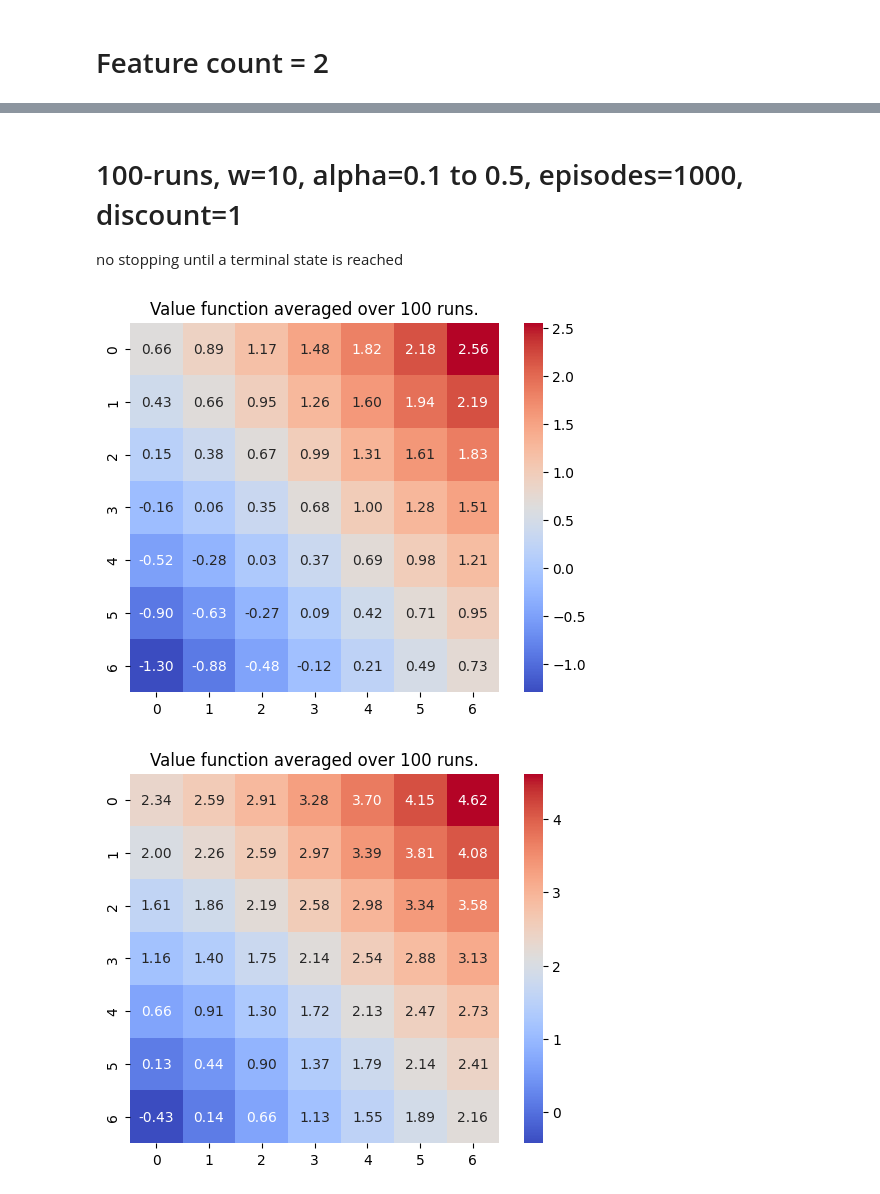
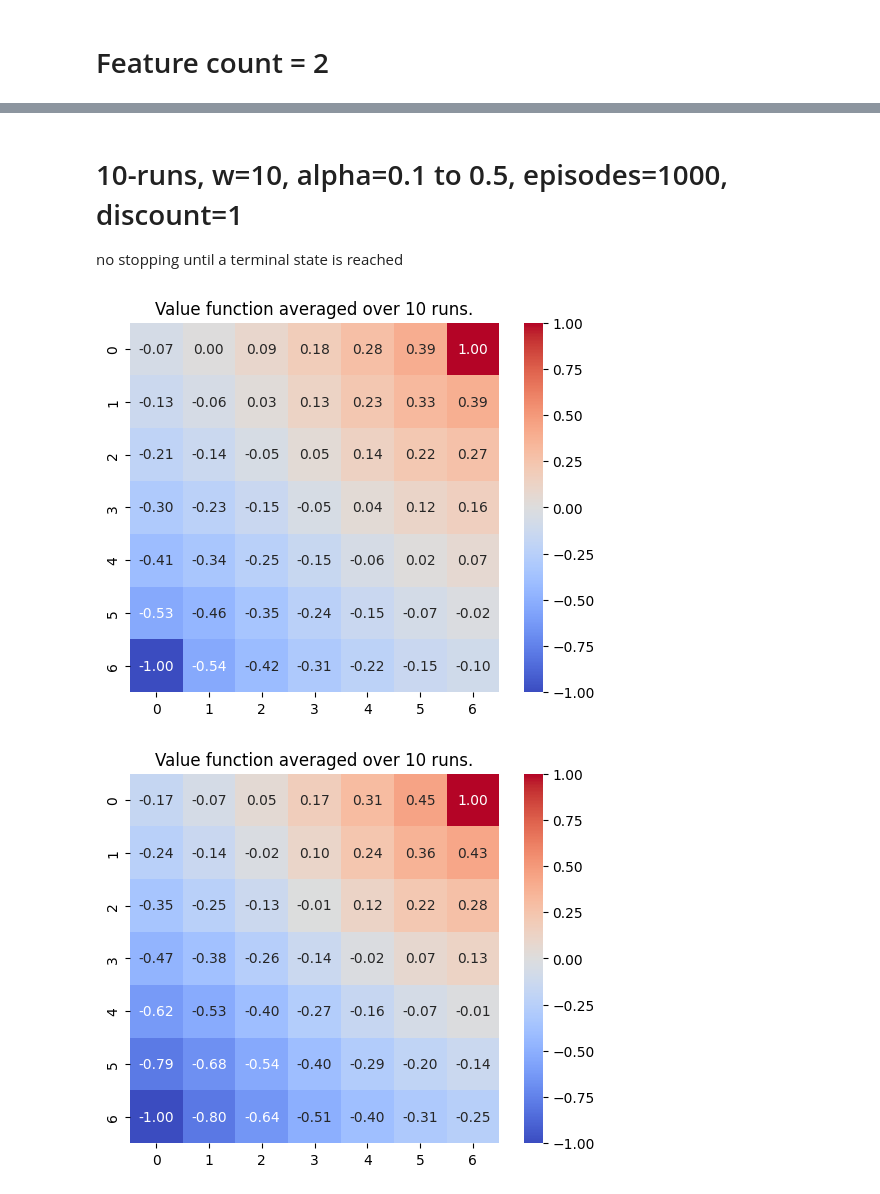
Before and after one commit to P-A-D/RL_Assignment_3, a Jupyter notebook: Runs2.ipynb, the cells around one changed output, grey strips where cells are left out. Saved outputs shown, nothing was run; the diff lists cells and outputs as text; code cells hidden in the pictures.

```diff
--- a/Runs2.ipynb
+++ b/Runs2.ipynb
@@ -333,3 +162,3 @@ run_n(SGTD, n=100, alpha=0.2, w_size=8, discount=1, episodes=1000, max_episode_l
 # %%
-run_n(SGTD, n=100, alpha=0.3, w_size=8, discount=1, episodes=1000, max_episode_length=10000)
+run_n(SGTD, n=10, alpha=0.3, w_size=8, discount=1, episodes=1000)
 # %% [output]
@@ -337,3 +166,3 @@ run_n(SGTD, n=100, alpha=0.3, w_size=8, discount=1, episodes=1000, max_episode_l
 # %%
-run_n(SGTD, n=100, alpha=0.4, w_size=8, discount=1, episodes=1000, max_episode_length=10000)
+run_n(SGTD, n=10, alpha=0.4, w_size=8, discount=1, episodes=1000)
 # %% [output]
@@ -341,3 +170,3 @@ run_n(SGTD, n=100, alpha=0.4, w_size=8, discount=1, episodes=1000, max_episode_l
 # %%
-run_n(SGTD, n=100, alpha=0.5, w_size=8, discount=1, episodes=1000, max_episode_length=10000)
+run_n(SGTD, n=10, alpha=0.5, w_size=8, discount=1, episodes=1000)
 # %% [output]
@@ -345,12 +174,12 @@ run_n(SGTD, n=100, alpha=0.5, w_size=8, discount=1, episodes=1000, max_episode_l
 # %% [markdown]
-# 100-runs, w=10, alpha=0.1 to 0.5, episodes=1000, discount=1
+# 10-runs, w=10, alpha=0.1 to 0.5, episodes=1000, discount=1
 no stopping until a terminal state is reached
 # %%
-run_n(SGTD, n=100, alpha=0.1, w_size=10, discount=1, episodes=1000, max_episode_length=10000)
+run_n(SGTD, n=10, alpha=0.1, w_size=10, discount=1, episodes=1000)
 # %% [output]
-[figure, old version]
+[figure, new version]
 # %%
-run_n(SGTD, n=100, alpha=0.2, w_size=10, discount=1, episodes=1000, max_episode_length=10000)
+run_n(SGTD, n=10, alpha=0.2, w_size=10, discount=1, episodes=1000)
 # %% [output]
-[figure, old version]
+[figure, new version]
 # %%
```
Also changed, not shown: parts of 104 cells of this notebook, 1 other file.
